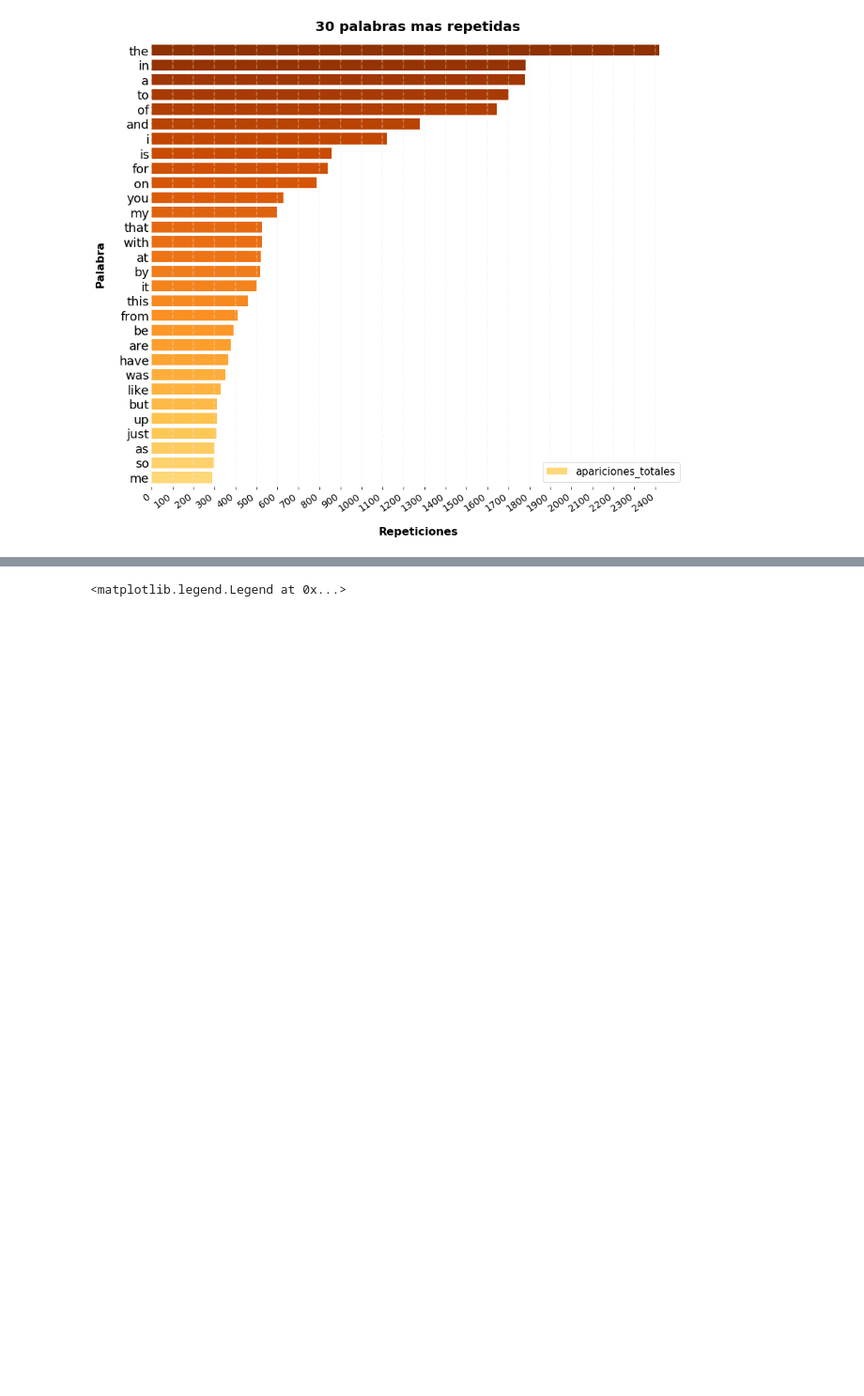
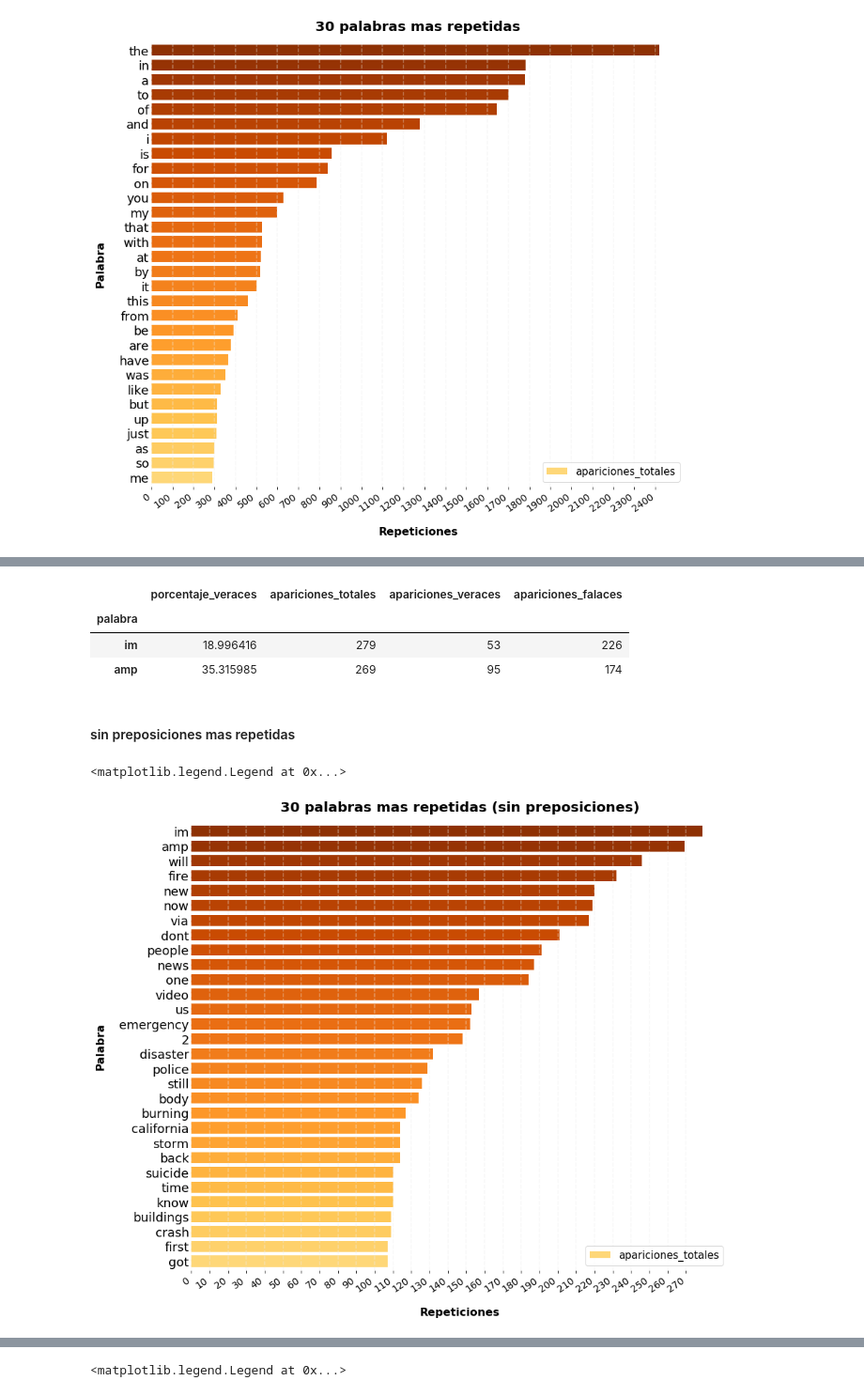
Before and after one commit to RiedelNicolas/TP1-Organizacion-de-Datos, a Jupyter notebook: Nico.ipynb, the cells around one changed output, grey strips where cells are left out. Shown at 94% size. Cells and saved outputs as stored; diff of their text form; code cells hidden in the pictures; blank space fills up the shorter version.

Commit message:
agrego grafico de palabras mas usadas filtrando por preposiciones

```diff
--- a/Nico.ipynb
+++ b/Nico.ipynb
@@ -490,3 +490,5 @@ grafico.legend(fontsize = 15)
 # %% [output]
 <matplotlib.legend.Legend at 0x...>
 [figure]
+# %%
+agrupadas_sin_preposiciones = agrupadas.copy()
@@ -492,0 +505,10 @@ grafico.legend(fontsize = 15)
+# %%
+stopwords = list(STOPWORDS)
+palabras = agrupadas_sin_preposiciones.index.tolist()
+# %%
+es_stop = []
+for palabra in palabras:
+    es_stop.append( palabra not in stopwords )
+
+agrupadas_sin_preposiciones = agrupadas_sin_preposiciones.iloc[es_stop]
+agrupadas_sin_preposiciones.head()
@@ -492,0 +523,38 @@ grafico.legend(fontsize = 15)
+# %%
+agrupadas_sin_preposiciones = agrupadas_sin_preposiciones.head(30) ### me quedo con las primeras 30
+agrupadas_sin_preposiciones.head(2)
+# %% [output]
+|  | porcentaje_veraces | apariciones_totales | apariciones_veraces | apariciones_falaces |
+| palabra |  |  |  |  |
+| im | 18.996416 | 279 | 53 | 226 |
+| amp | 35.315985 | 269 | 95 | 174 |
+# %% [markdown]
+#### sin preposiciones mas repetidas
+# %%
+saltos = np.linspace(0.3, 0.9, 30)
+colores = cmap(saltos)
+
+maximo = agrupadas_sin_preposiciones['apariciones_totales'].max()
+
+grafico = agrupadas_sin_preposiciones.sort_values("apariciones_totales").plot(kind='barh', figsize=(14,12), y ='apariciones_totales', color=colores, width=0.75, fontsize = 18)
+
+plt.xticks(np.arange(0, maximo+1, 10), rotation=35,fontsize=14,ha='right')
+plt.tick_params(axis='y', length=0)
+
+grafico.spines['right'].set_visible(False)
+grafico.spines['top'].set_visible(False)
+grafico.spines['left'].set_visible(False)
+grafico.spines['bottom'].set_visible(False)
+
+lineas = grafico.get_xticks()
+for i in lineas:
+      grafico.axvline(x=i, linestyle='--', alpha=0.4, color='#eeeeee')
+
+grafico.set_xlabel("Repeticiones", labelpad=20, weight='bold', size=16)
+grafico.set_ylabel("Palabra", labelpad=20, weight='bold', size=16)
+
+plt.title("30 palabras mas repetidas (sin preposiciones)", weight='bold', size=20, pad=15)
+grafico.legend(fontsize = 15)
+# %% [output]
+<matplotlib.legend.Legend at 0x...>
+[figure, added]
```
Also changed, not shown: parts of 43 cells of this notebook.
